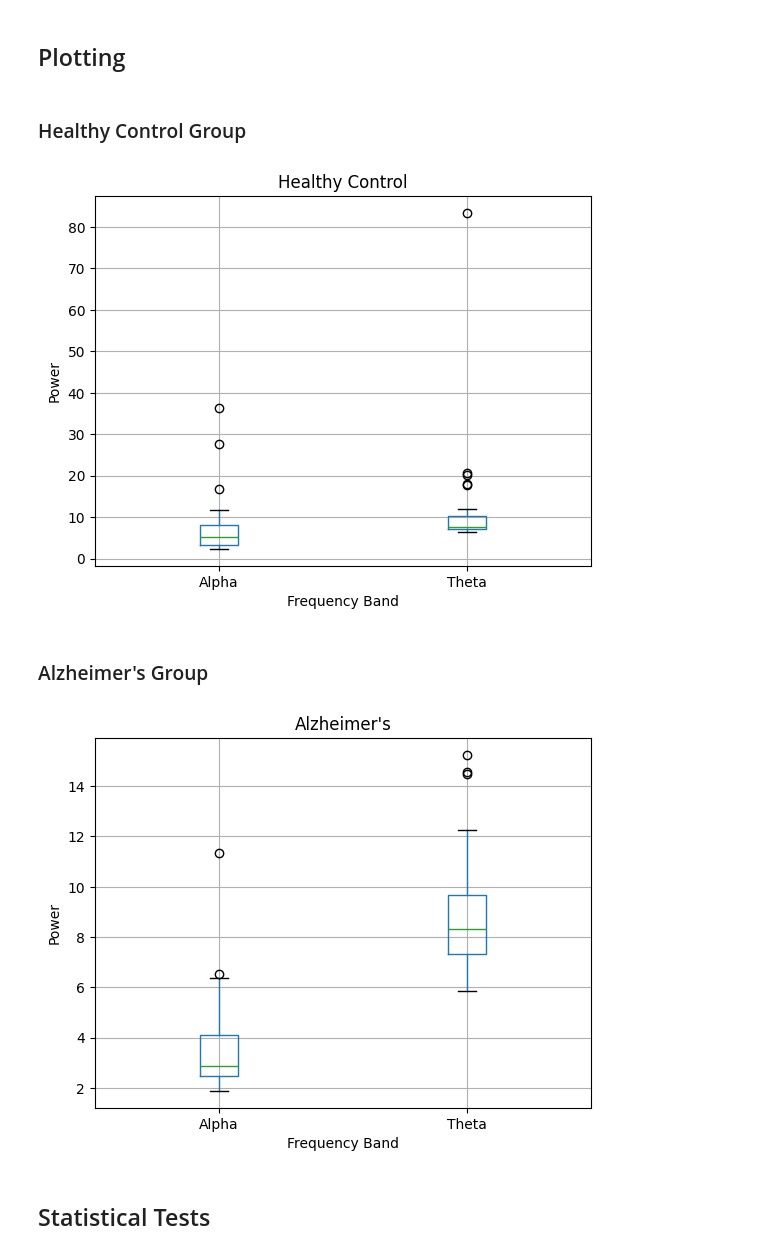
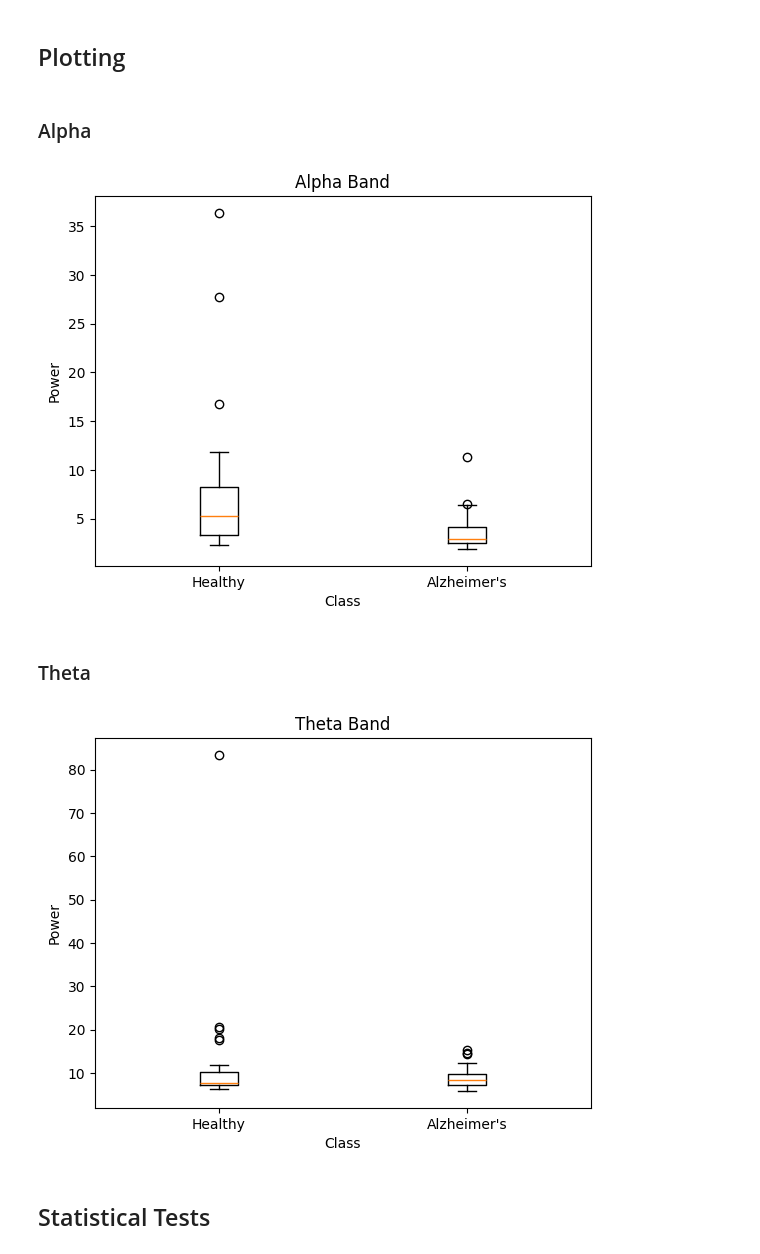
Before and after one commit to nicholas-ackley/CS4485, a Jupyter notebook: sample.ipynb, the cells around one changed output. Cells and saved outputs as stored; diff of their text form; code cells hidden in the pictures.

```diff
--- a/sample.ipynb
+++ b/sample.ipynb
@@ -201,7 +211,7 @@ for i in range(len(X)):
     theta_band = (freqs >= 4) & (freqs < 8)
     theta_power = np.mean(psd[theta_band])
 
-    entry = pd.Series([i, Y.iloc[i], alpha_power, theta_power], index=band_powers.columns)
+    entry = pd.Series([i, Y.iloc[i], alpha_power, theta_power], index=['Subject', 'Class', 'Alpha', 'Theta'])
 
     rows.append(entry)
 
@@ -224,29 +234,31 @@ band_powers
 # %% [markdown]
 ## Plotting
 # %% [markdown]
-### Healthy Control Group
+### Alpha
 # %%
-healthy = band_powers[band_powers['Class'] == 'C']
+healthy_alpha = band_powers[band_powers['Class'] == 'C']['Alpha']
+alzheimers_alpha = band_powers[band_powers['Class'] == 'A']['Alpha']
 
-healthy[['Alpha', 'Theta']].boxplot()
-plt.title('Healthy Control')
-plt.xlabel('Frequency Band')
+plt.boxplot([healthy_alpha, alzheimers_alpha], tick_labels=['Healthy', 'Alzheimer\'s'])
+plt.title('Alpha Band')
+plt.xlabel('Class')
 plt.ylabel('Power')
 plt.show()
 # %% [output]
-[figure, old version]
+[figure, new version]
 # %% [markdown]
-### Alzheimer's Group
+### Theta
 # %%
-alzheimers = band_powers[band_powers['Class'] == 'A']
+healthy_theta = band_powers[band_powers['Class'] == 'C']['Theta']
+alzheimers_theta = band_powers[band_powers['Class'] == 'A']['Theta']
 
-alzheimers[['Alpha', 'Theta']].boxplot()
-plt.title('Alzheimer\'s')
-plt.xlabel('Frequency Band')
+plt.boxplot([healthy_theta, alzheimers_theta], tick_labels=['Healthy', 'Alzheimer\'s'])
+plt.title('Theta Band')
+plt.xlabel('Class')
 plt.ylabel('Power')
 plt.show()
 # %% [output]
-[figure, old version]
+[figure, new version]
 # %% [markdown]
 ## Statistical Tests
 # %%
```
Also changed, not shown: parts of 2 cells of this notebook.
